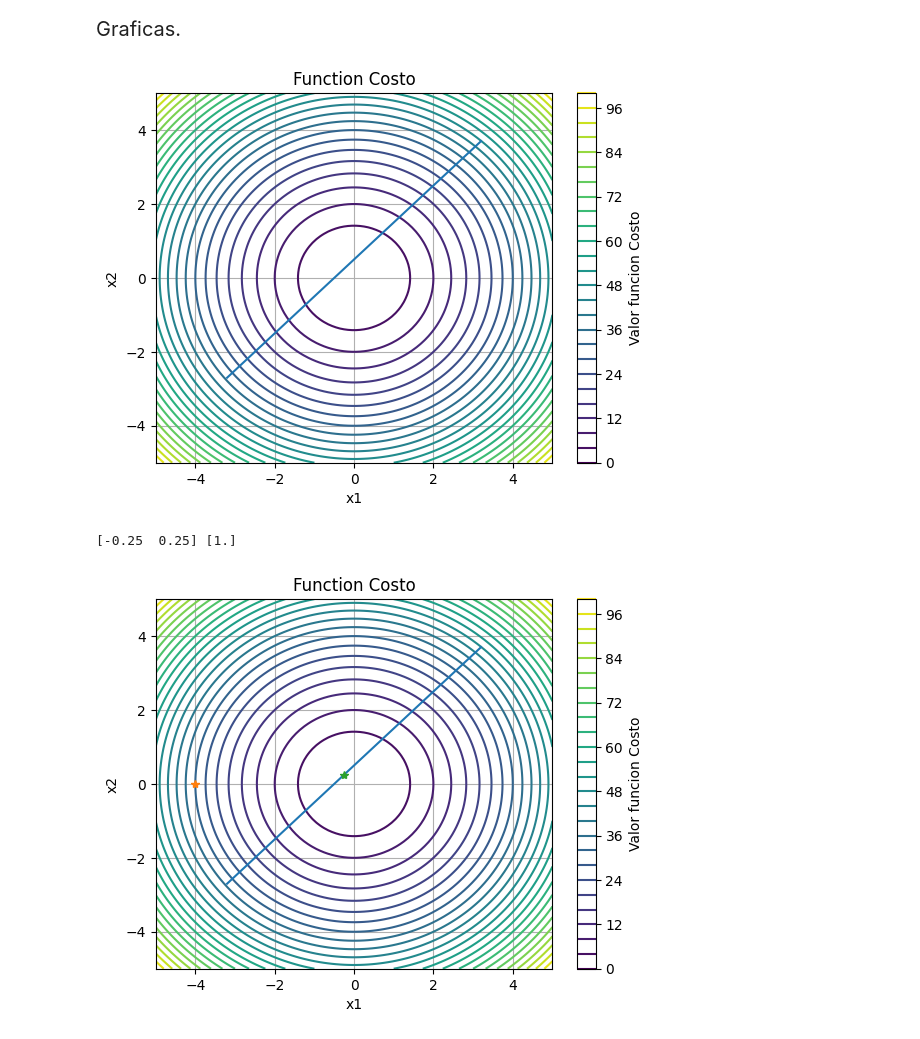
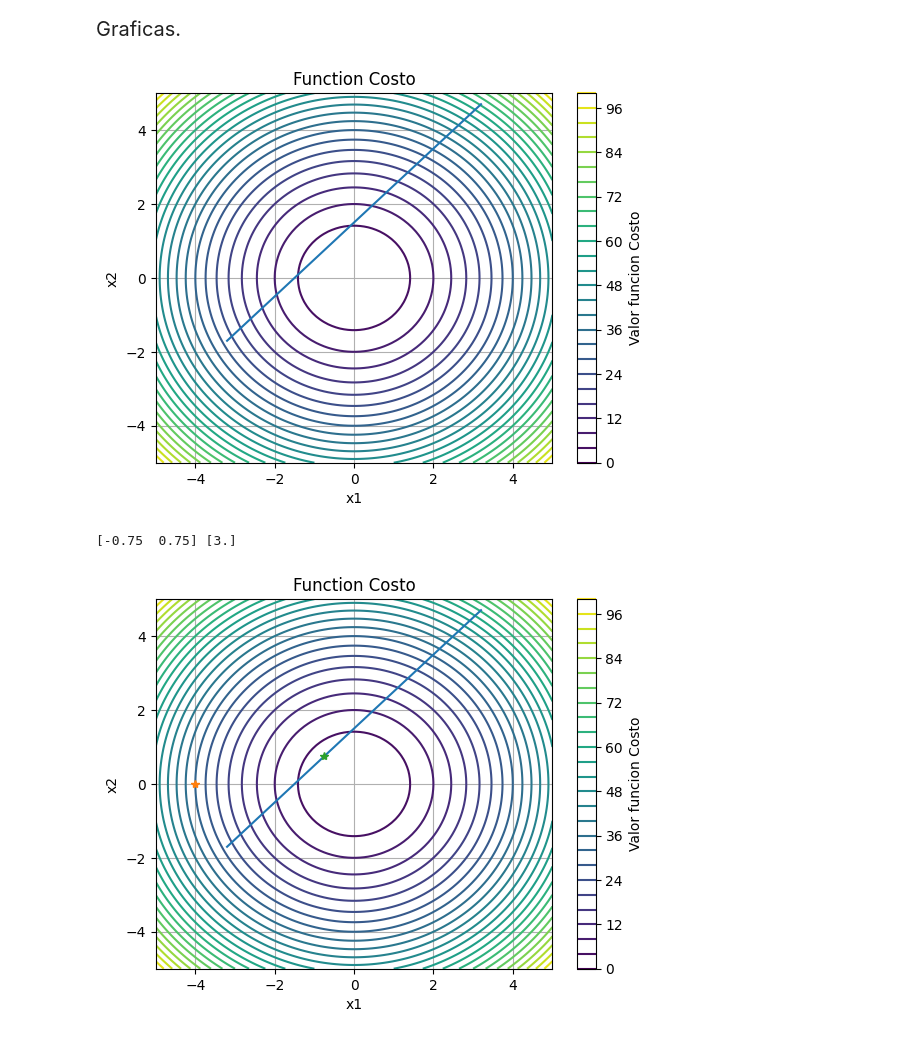
Before and after one commit to lfrecalde1/Optimization_Course, a Jupyter notebook: Optimization/Optimization_2.ipynb, the cells around one changed output. Saved outputs shown, nothing was run; the diff lists cells and outputs as text; code cells hidden in the pictures.

```diff
--- a/Optimization/Optimization_2.ipynb
+++ b/Optimization/Optimization_2.ipynb
@@ -558,7 +558,7 @@ def f_casadi_res_quadratic():
     d2f_d2x = Function('d2d_d2x', [x], [d2f_d2x_sym])
 
     ## Constraints of the problem
-    c_sym = x[0, 0] - x[1, 0]  +0.5
+    c_sym = x[0, 0] - x[1, 0]  +1.5
     c = Function('c',[x], [c_sym])
 
     grad_x_c_sym = gradient(c_sym, x)
@@ -589,27 +589,27 @@ dx_grad_c = dx_grad_x_c(xguess, 0)
 # %%
 xlist = np.linspace(-5.0, 5.0, 100)
 ylist = np.linspace(-5.0, 5.0, 100)
 xlist_rest = np.linspace(-3.2, 3.2, 100)
 X, Y = np.meshgrid(xlist, ylist)
 Z = np.array([[f(np.array([x_val, y_val])) for x_val, y_val in zip(x_row, y_row)] for x_row, y_row in zip(X, Y)])
 Z = Z.reshape((Z.shape[0], Z.shape[1]))
 plt.contour(X, Y, Z, levels=30)
-plt.plot(xlist_rest, xlist_rest+0.5, '-')
+plt.plot(xlist_rest, xlist_rest+1.5, '-')
 plt.xlabel('x1')
 plt.ylabel('x2')
 plt.title('Function Costo')
 plt.colorbar(label='Valor funcion Costo')
 plt.grid(True)
 plt.show()
 # %% [output]
-[figure, old version]
+[figure, new version]
 # %%
 xguess = np.array([-4, 0])
 lambda_guess = np.array([0.0])
 f_guess = f(xguess)
 
 plt.contour(X, Y, Z, levels=30)
-plt.plot(xlist_rest, xlist_rest+0.5, '-')
+plt.plot(xlist_rest, xlist_rest+1.5, '-')
 plt.plot(xguess[0],xguess[1], '*')
 plt.xlabel('x1')
 plt.ylabel('x2')
@@ -647,5 +647,5 @@ plt.plot(xguess[0],xguess[1], '*')
 
 print(xguess, lambda_guess)
 # %% [output]
-[-0.25  0.25] [1.]
+[-0.75  0.75] [3.]
-[figure, old version]
+[figure, new version]
```
Also changed, not shown: 2 other files.
